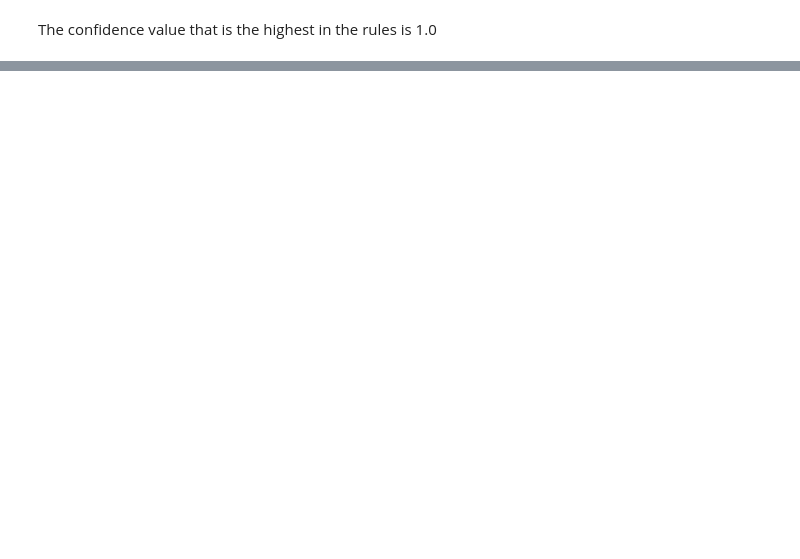
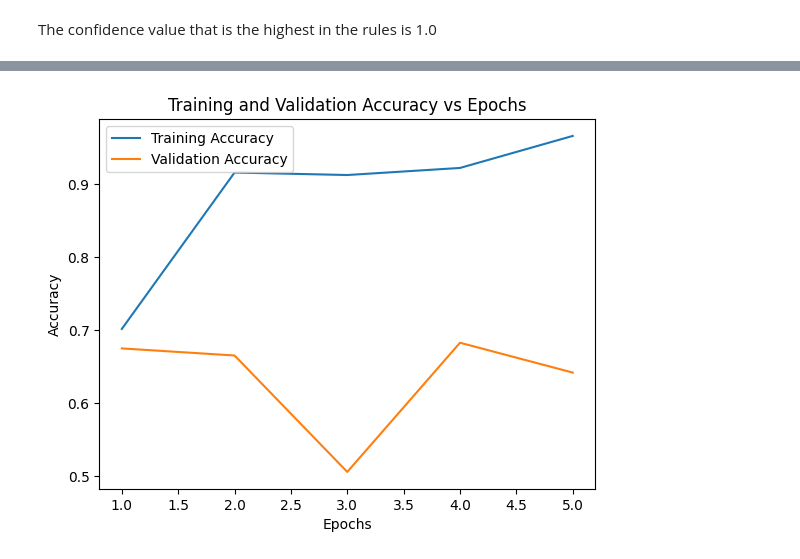
Before and after one commit to jowugbo/ProgrammingAssignment3, a Jupyter notebook: ProgrammingAssm3.ipynb, the cells around one changed output, grey strips where cells are left out. Drawn from its saved outputs; the diff is of its cells as text; code cells hidden in the pictures; blank space fills up the shorter version.

```diff
--- a/ProgrammingAssm3.ipynb
+++ b/ProgrammingAssm3.ipynb
@@ -80,0 +266,16 @@ The confidence value that is the highest in the rules is 1.0
+# %%
+import matplotlib.pyplot as plt
+
+numOfEpoch = [1, 2, 3, 4, 5]
+acc = [0.7018, 0.9162, 0.9128, 0.9225, 0.9664]
+val_acc = [0.6751, 0.6654, 0.5058, 0.6829, 0.6420]
+
+plt.plot(numOfEpoch, acc, label='Training Accuracy')
+plt.plot(numOfEpoch, val_acc, label='Validation Accuracy')
+plt.xlabel('Epochs')
+plt.ylabel('Accuracy')
+plt.title('Training and Validation Accuracy vs Epochs')
+plt.legend()
+plt.show()
+# %% [output]
+[figure, added]
```
Also changed, not shown: parts of 19 cells of this notebook, 1 other file.
